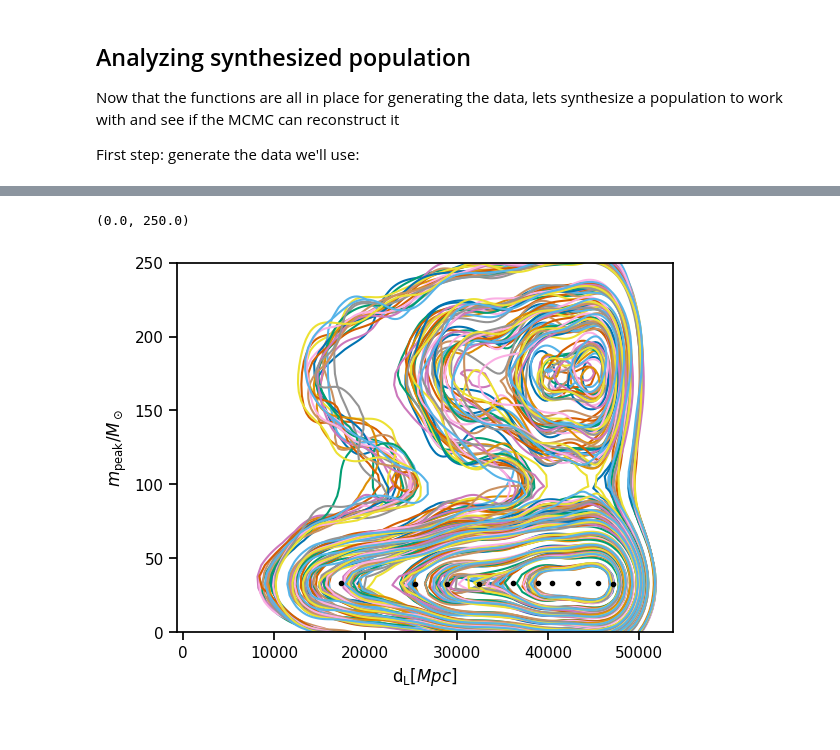
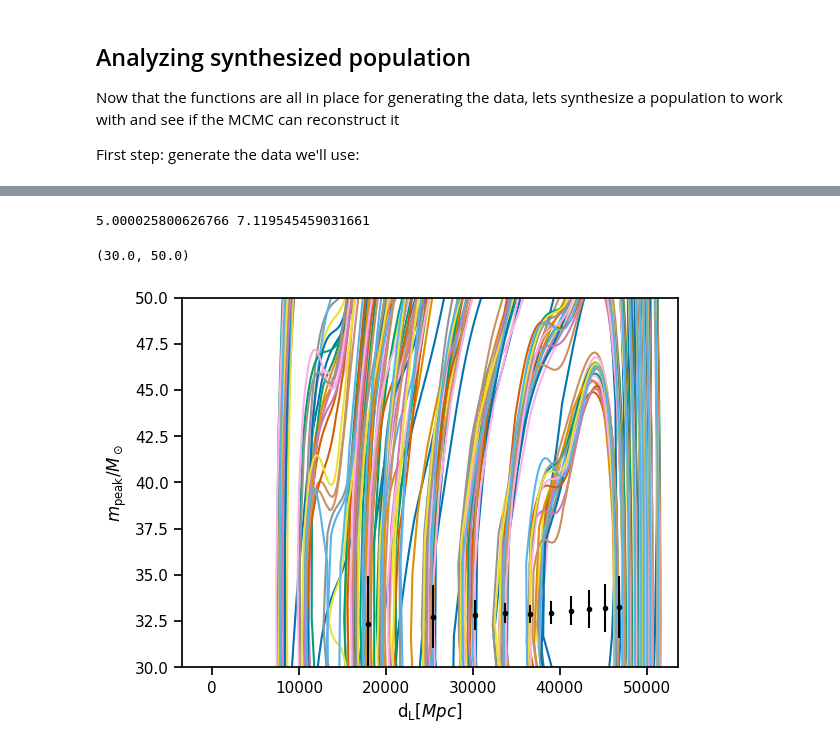
Before and after one commit to farr/FastMFCosmology, a Jupyter notebook: Make-Own-Data.ipynb, the cells around one changed output, grey strips where cells are left out. Cells and saved outputs as stored; diff of their text form; code cells hidden in the pictures.

```diff
--- a/Make-Own-Data.ipynb
+++ b/Make-Own-Data.ipynb
@@ -215,5 +211,8 @@ plt.yscale('log')
+# %%
+print(min(ms), min(m_det))
+# %% [output]
+5.000025800626766 7.119545459031661
 # %%
-### Step 3:
 n_events = len(m_det)
 n_dLs=10
 n_mc = 20
@@ -223,36 +222,36 @@ dL_min = min(d_Ls)
 dL_max = max(d_Ls)
 
 m_grid = np.exp(np.linspace(np.log(m_min), np.log(m_max), 1024))
 dL_cent = np.quantile(d_Ls, np.linspace(0.05, 0.95, n_dLs))
 
 DLG, MG = np.meshgrid(dL_cent, m_grid, indexing='ij')
 
 mpeak_samples = np.zeros((n_mc, n_dLs))
 
 for run in tqdm(range(n_mc)):
 
     events = np.random.randint(n_events, size=n_events)
 
     ms = m_det[events]
     d_Ls = d_Ls[events]
 
     arr = np.array([d_Ls, ms])
     kde = gaussian_kde(arr)
 
     pdf = kde(np.array([DLG.ravel(), MG.ravel()])).reshape(DLG.shape)
     for i in range(n_dLs):
         mpeak_samples[run,i] = find_argmax_gridsearch(m_grid, pdf[i,:])
 
     kplot = sns.kdeplot(x=d_Ls, y=ms)
 
 plt.errorbar(dL_cent, np.mean(mpeak_samples, axis=0),
              yerr=np.std(mpeak_samples, axis=0), fmt='.', c='k')
 plt.xlabel(r'$\mathrm{d_L}[Mpc]$')
 plt.ylabel(r'$m_\mathrm{peak} / M_\odot$')
-plt.ylim(0, 250)
+plt.ylim(30, 50)
 # %% [output]
-(0.0, 250.0)
+(30.0, 50.0)
-[figure, old version]
+[figure, new version]
 # %%
 mu_m = np.mean(mpeak_samples, axis=0)
 sigma_m = np.std(mpeak_samples, axis=0)
```
Also changed, not shown: parts of 11 cells of this notebook, 2 other files.
